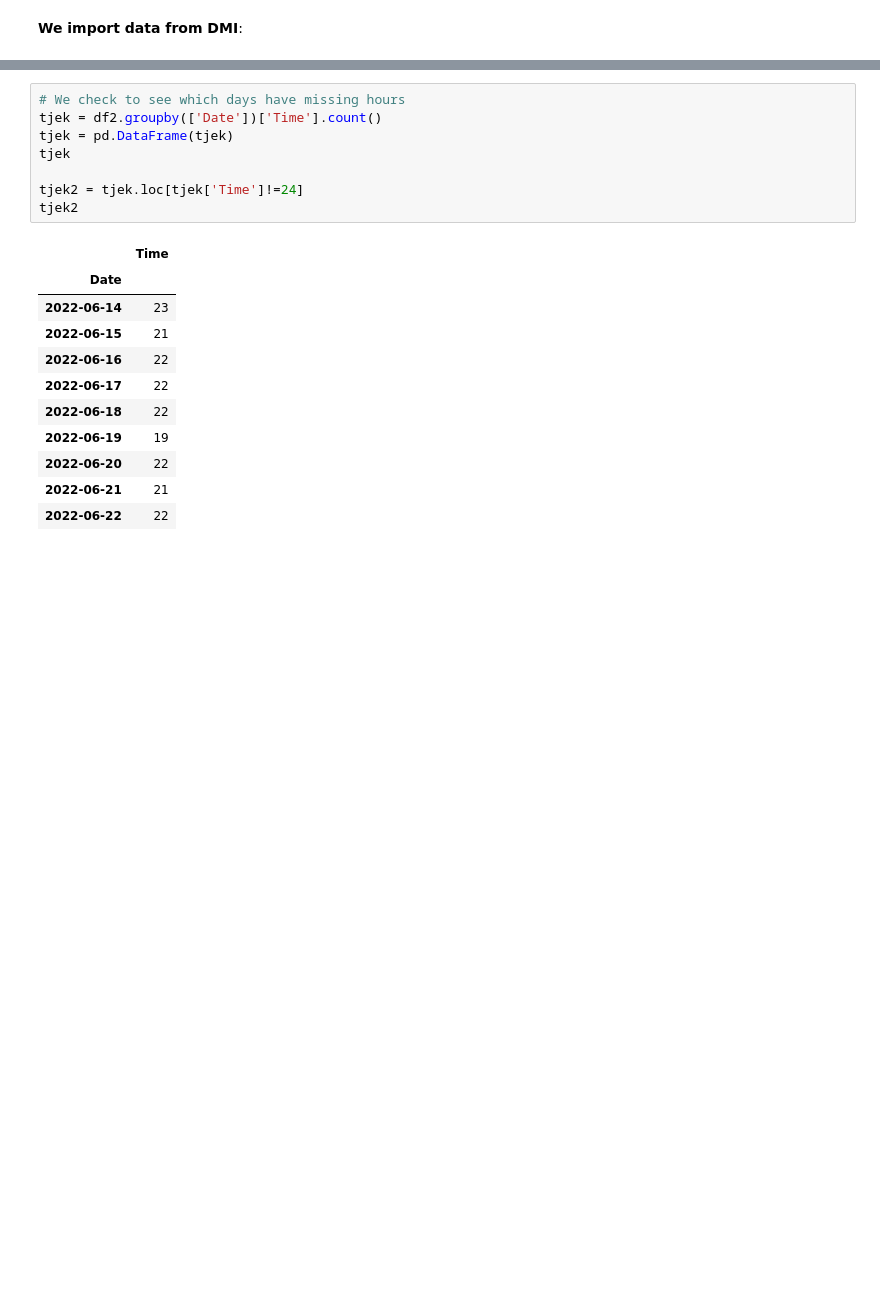
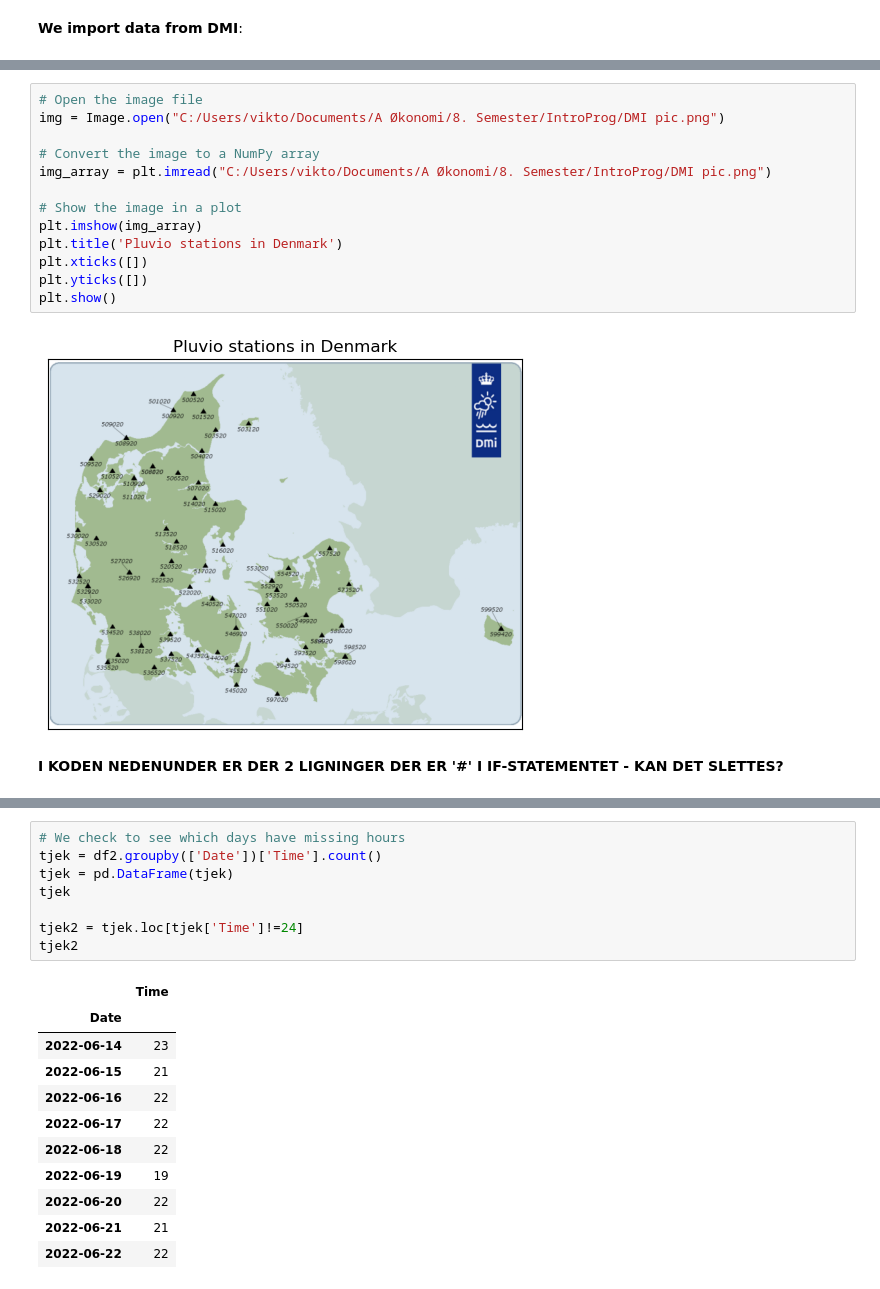
Before and after one commit to NumEconCopenhagen/projects-2023-jos-p-og-tex, a Jupyter notebook: dataproject/dataproject.ipynb, the cells around one changed output, grey strips where cells are left out. Cells and saved outputs as stored; diff of their text form; blank space fills up the shorter version.

```diff
--- a/dataproject/dataproject.ipynb
+++ b/dataproject/dataproject.ipynb
@@ -88,3 +117,20 @@ print(parameter_ids)  # Print all unique parameter ids
+# %%
+# Open the image file
+img = Image.open("C:/Users/vikto/Documents/A Økonomi/8. Semester/IntroProg/DMI pic.png")
+
+# Convert the image to a NumPy array
+img_array = plt.imread("C:/Users/vikto/Documents/A Økonomi/8. Semester/IntroProg/DMI pic.png")
+
+# Show the image in a plot
+plt.imshow(img_array)
+plt.title('Pluvio stations in Denmark')
+plt.xticks([])
+plt.yticks([])
+plt.show()
+# %% [output]
+[figure, added]
+# %% [markdown]
+**I KODEN NEDENUNDER ER DER 2 LIGNINGER DER ER '#' I IF-STATEMENTET - KAN DET SLETTES?**
 # %%
 # Specify the desired start and end time
 start_time = pd.Timestamp(2022, 1, 1)
```
Also changed, not shown: parts of 33 cells of this notebook.
